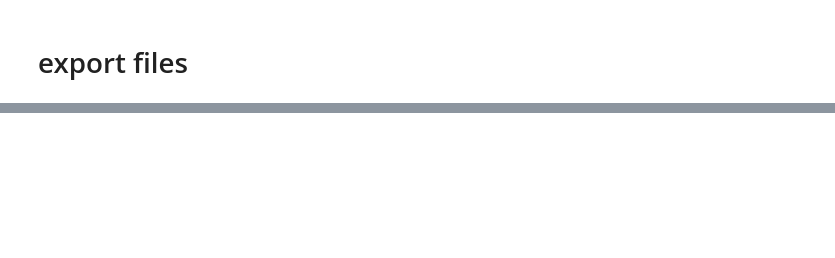
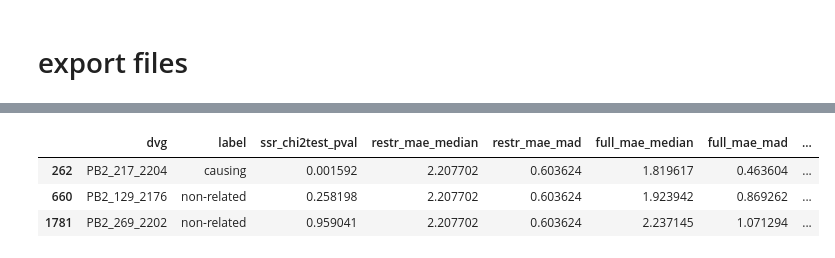
Before and after one commit to mlmial/gc-dvg, a Jupyter notebook: 04_create_dvg_ranks.ipynb, the cells around one changed output, grey strips where cells are left out. Saved outputs shown, nothing was run; the diff lists cells and outputs as text; code cells hidden in the pictures; blank space fills up the shorter version.

```diff
--- a/04_create_dvg_ranks.ipynb
+++ b/04_create_dvg_ranks.ipynb
@@ -259,2 +334,9 @@ ranked_df
+# %%
+ranked_df[ranked_df.dvg.isin(['PB2_269_2202', 'PB2_217_2204', 'PB2_129_2176'])]
+# %% [output]
+|  | dvg | label | ssr_chi2test_pval | restr_mae_median | restr_mae_mad | full_mae_median | full_mae_mad | ... |
+| 262 | PB2_217_2204 | causing | 0.001592 | 2.207702 | 0.603624 | 1.819617 | 0.463604 | ... |
+| 660 | PB2_129_2176 | non-related | 0.258198 | 2.207702 | 0.603624 | 1.923942 | 0.869262 | ... |
+| 1781 | PB2_269_2202 | non-related | 0.959041 | 2.207702 | 0.603624 | 2.237145 | 1.071294 | ... |
 # %%
 ranked_df[ranked_df.dvg == 'PB1_146_2056']
```
Also changed, not shown: parts of 16 cells of this notebook, 5 other files.
